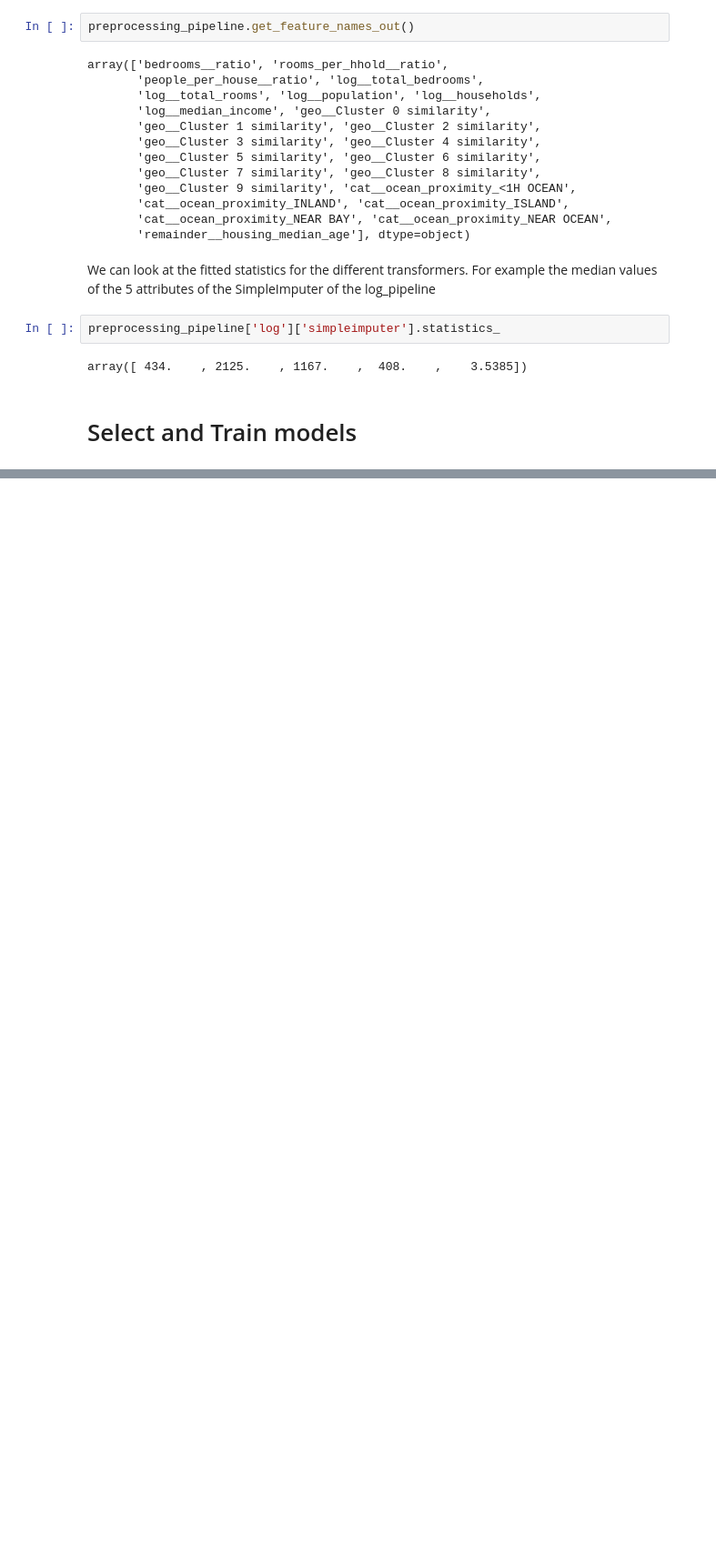
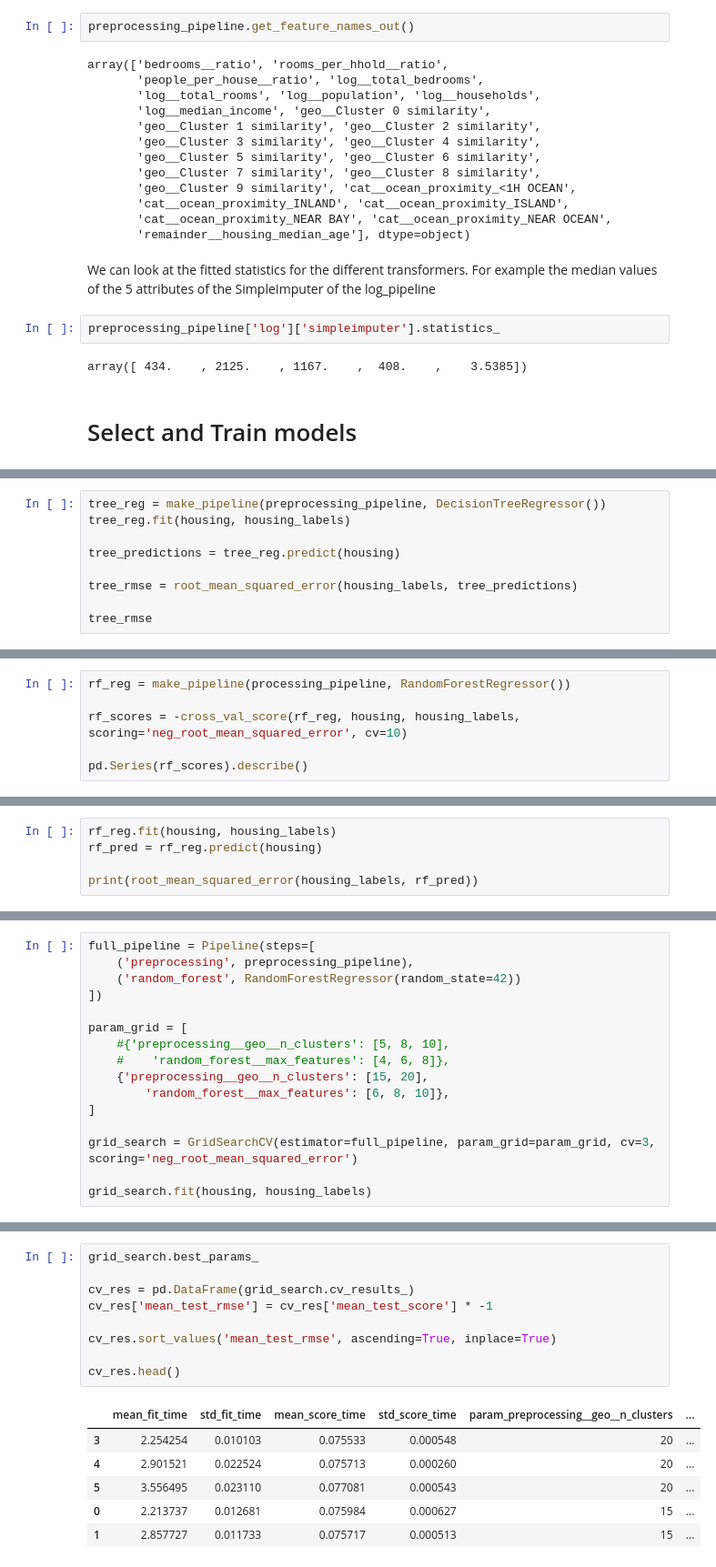
Before and after one commit to alexehrlich/hands-on-ml, a Jupyter notebook: california-housing/housing.ipynb, the cells around one changed output, grey strips where cells are left out. Shown at 91% size. Drawn from its saved outputs; the diff is of its cells as text; blank space fills up the shorter version.

```diff
--- a/california-housing/housing.ipynb
+++ b/california-housing/housing.ipynb
@@ -670,0 +669,9 @@ Pipeline(steps=[('columntransformer',
+# %%
+tree_reg = make_pipeline(preprocessing_pipeline, DecisionTreeRegressor())
+tree_reg.fit(housing, housing_labels)
+
+tree_predictions = tree_reg.predict(housing)
+
+tree_rmse = root_mean_squared_error(housing_labels, tree_predictions)
+
+tree_rmse
@@ -670,0 +698,6 @@ Pipeline(steps=[('columntransformer',
+# %%
+rf_reg = make_pipeline(processing_pipeline, RandomForestRegressor())
+
+rf_scores = -cross_val_score(rf_reg, housing, housing_labels, scoring='neg_root_mean_squared_error', cv=10)
+
+pd.Series(rf_scores).describe()
@@ -670,0 +714,5 @@ Pipeline(steps=[('columntransformer',
+# %%
+rf_reg.fit(housing, housing_labels)
+rf_pred = rf_reg.predict(housing)
+
+print(root_mean_squared_error(housing_labels, rf_pred))
@@ -670,0 +725,16 @@ Pipeline(steps=[('columntransformer',
+# %%
+full_pipeline = Pipeline(steps=[
+    ('preprocessing', preprocessing_pipeline),
+    ('random_forest', RandomForestRegressor(random_state=42))
+])
+
+param_grid = [
+    #{'preprocessing__geo__n_clusters': [5, 8, 10],
+    #    'random_forest__max_features': [4, 6, 8]},
+    {'preprocessing__geo__n_clusters': [15, 20],
+        'random_forest__max_features': [6, 8, 10]},
+]
+
+grid_search = GridSearchCV(estimator=full_pipeline, param_grid=param_grid, cv=3, scoring='neg_root_mean_squared_error')
+
+grid_search.fit(housing, housing_labels)
@@ -670,0 +762,16 @@ Pipeline(steps=[('columntransformer',
+# %%
+grid_search.best_params_
+
+cv_res = pd.DataFrame(grid_search.cv_results_)
+cv_res['mean_test_rmse'] = cv_res['mean_test_score'] * -1
+
+cv_res.sort_values('mean_test_rmse', ascending=True, inplace=True)
+
+cv_res.head()
+# %% [output]
+|  | mean_fit_time | std_fit_time | mean_score_time | std_score_time | param_preprocessing__geo__n_clusters | ... |
+| 3 | 2.254254 | 0.010103 | 0.075533 | 0.000548 | 20 | ... |
+| 4 | 2.901521 | 0.022524 | 0.075713 | 0.000260 | 20 | ... |
+| 5 | 3.556495 | 0.023110 | 0.077081 | 0.000543 | 20 | ... |
+| 0 | 2.213737 | 0.012681 | 0.075984 | 0.000627 | 15 | ... |
+| 1 | 2.857727 | 0.011733 | 0.075717 | 0.000513 | 15 | ... |
```
Also changed, not shown: parts of 16 cells of this notebook.
